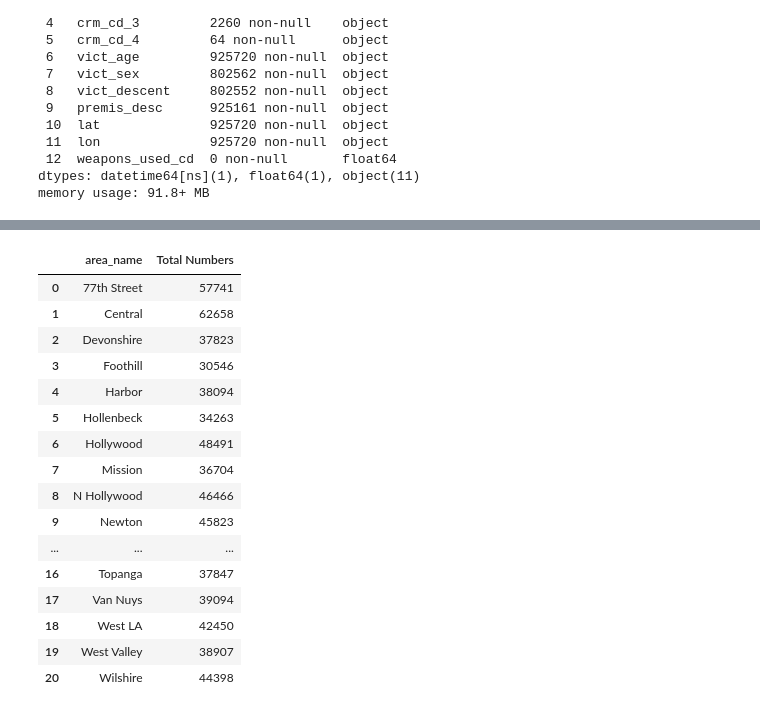
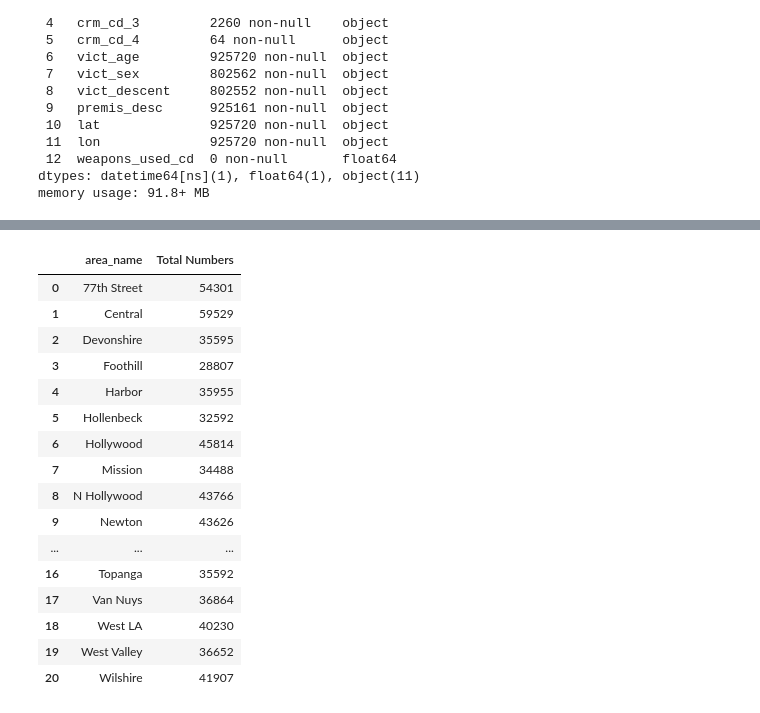
Before and after one commit to wiseorcool/Project-1-Team-4, a Jupyter notebook: 14042024_P1 YS/Project-1-Team-4-Brendan-s-Branch/April 10th Initial Graphs/Working_Refined_ish.ipynb, the cells around one changed output, grey strips where cells are left out. Drawn from its saved outputs; the diff is of its cells as text; code cells hidden in the pictures.

```diff
--- a/14042024_P1 YS/Project-1-Team-4-Brendan-s-Branch/April 10th Initial Graphs/Working_Refined_ish.ipynb
+++ b/14042024_P1 YS/Project-1-Team-4-Brendan-s-Branch/April 10th Initial Graphs/Working_Refined_ish.ipynb
@@ -134,3 +120,10 @@ clean_2021 = clean.loc[(clean["date_occ"] >= "2020-03-01") & (clean["date_occ"]
 clean_2122 = clean.loc[(clean["date_occ"] >= "2021-03-01") & (clean["date_occ"] < "2022-03-01")]
 clean_2223 = clean.loc[(clean["date_occ"] >= "2022-03-01") & (clean["date_occ"] < "2023-03-01")]
 clean_2324 = clean.loc[(clean["date_occ"] >= "2023-03-01") & (clean["date_occ"] < "2024-03-01")]
+# %%
+clean_2021["Year"] = "Q1"
+clean_2122["Year"] = "Q2"
+clean_2223["Year"] = "Q3"
+clean_2324["Year"] = "Q4"
+
+clean_2324.count()
@@ -136,0 +184,4 @@ clean_2324 = clean.loc[(clean["date_occ"] >= "2023-03-01") & (clean["date_occ"]
+# %%
+combodata = pd.concat([clean_2021, clean_2122, clean_2223, clean_2324], ignore_index=False, axis=0)
+#comboall = combodata.iloc[:, [0, 1, 2, 3, 4, 5, 6, 7, 8, 9, 52, 53, 54, 55]]
+combodata.head()
@@ -137,21 +1289,21 @@ clean_2324 = clean.loc[(clean["date_occ"] >= "2023-03-01") & (clean["date_occ"]
 # %%
-AreCount = clean.groupby(["area_name"])["date_occ"].count().reset_index(name="Total Numbers")
-AreCount
+ArCount = combodata.groupby(["area_name"])["area_name"].count().reset_index(name="Total Numbers")
+ArCount
 # %% [output]
 |  | area_name | Total Numbers |
-| 0 | 77th Street | 57741 |
-| 1 | Central | 62658 |
-| 2 | Devonshire | 37823 |
-| 3 | Foothill | 30546 |
-| 4 | Harbor | 38094 |
-| 5 | Hollenbeck | 34263 |
-| 6 | Hollywood | 48491 |
-| 7 | Mission | 36704 |
-| 8 | N Hollywood | 46466 |
-| 9 | Newton | 45823 |
+| 0 | 77th Street | 54301 |
+| 1 | Central | 59529 |
+| 2 | Devonshire | 35595 |
+| 3 | Foothill | 28807 |
+| 4 | Harbor | 35955 |
+| 5 | Hollenbeck | 32592 |
+| 6 | Hollywood | 45814 |
+| 7 | Mission | 34488 |
+| 8 | N Hollywood | 43766 |
+| 9 | Newton | 43626 |
 | ... | ... | ... |
-| 16 | Topanga | 37847 |
-| 17 | Van Nuys | 39094 |
-| 18 | West LA | 42450 |
-| 19 | West Valley | 38907 |
-| 20 | Wilshire | 44398 |
+| 16 | Topanga | 35592 |
+| 17 | Van Nuys | 36864 |
+| 18 | West LA | 40230 |
+| 19 | West Valley | 36652 |
+| 20 | Wilshire | 41907 |
```
Also changed, not shown: parts of 40 cells of this notebook.
